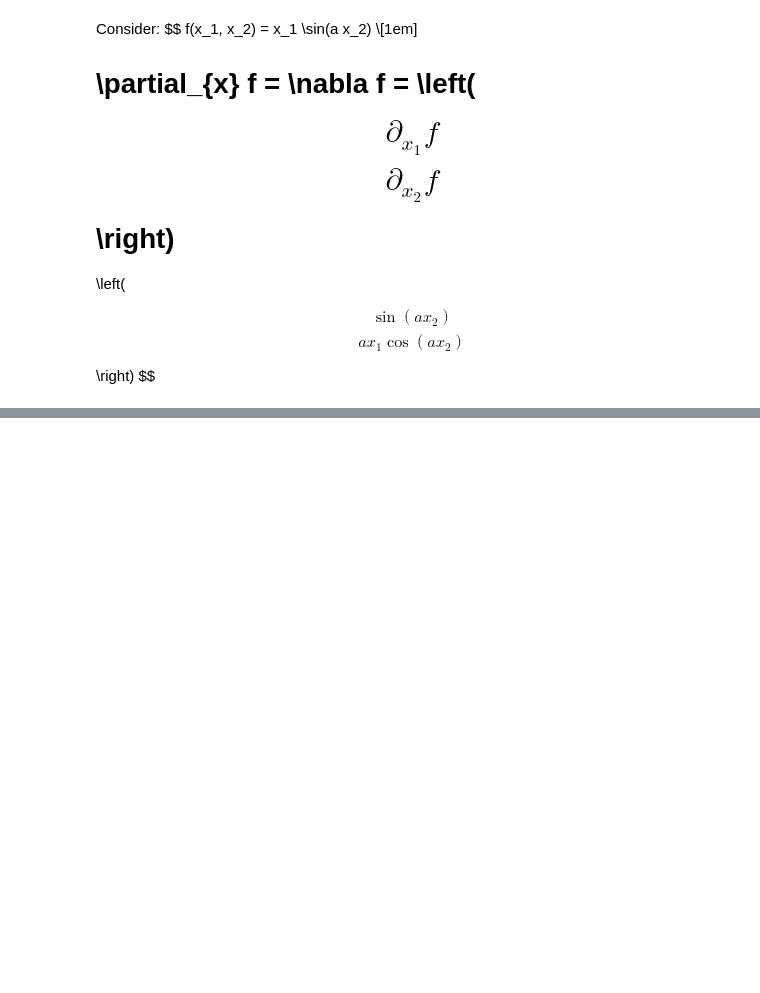
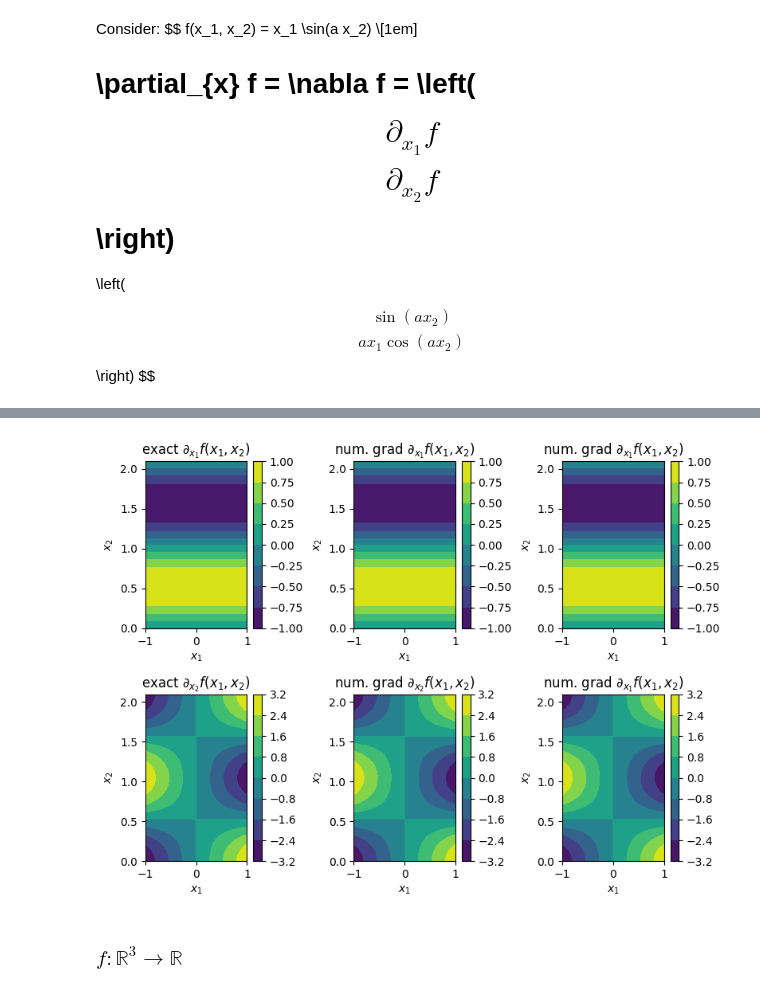
Before and after one commit to runehoejlund/plasma-ray-tracer, a Jupyter notebook: MGO/numgrad_examples.ipynb, the cells around one changed output, grey strips where cells are left out. Cells and saved outputs as stored; diff of their text form; code cells hidden in the pictures; blank space fills up the shorter version.

```diff
--- a/MGO/numgrad_examples.ipynb
+++ b/MGO/numgrad_examples.ipynb
@@ -156,0 +215,44 @@ max abs. error:  0.0009965567631744499
+# %%
+fig, ax = plt.subplots(2, 3, figsize=(8, 6))
+cont = ax[0,0].contourf(X1, X2, _df(X1, X2)[:, :, 0])
+plt.colorbar(cont)
+ax[0, 0].set_xlabel(r'$x_1$')
+ax[0, 0].set_ylabel(r'$x_2$')
+ax[0, 0].set_title(r'exact $\partial_{x_1} f(x_1, x_2)$')
+
+cont = ax[0,1].contourf(X1, X2, grad(f, x1, axes=[0]))
+plt.colorbar(cont)
+ax[0, 1].set_xlabel(r'$x_1$')
+ax[0, 1].set_ylabel(r'$x_2$')
+ax[0, 1].set_title(r'num. grad $\partial_{x_1} f(x_1, x_2)$')
+
+cont = ax[0, 2].contourf(X1, X2, grad(f, x1, x2)[:, :, 0])
+plt.colorbar(cont)
+ax[0, 2].set_xlabel(r'$x_1$')
+ax[0, 2].set_ylabel(r'$x_2$')
+ax[0, 2].set_title(r'num. grad $\partial_{x_1} f(x_1, x_2)$')
+
+cont = ax[1, 0].contourf(X1, X2, _df(X1, X2)[:, :, 1])
+plt.colorbar(cont)
+ax[1,0].set_xlabel(r'$x_1$')
+ax[1,0].set_ylabel(r'$x_2$')
+ax[1,0].set_title(r'exact $\partial_{x_2} f(x_1, x_2)$')
+
+cont = ax[1,1].contourf(X1, X2, grad(f, x2, axes=[1]))
+plt.colorbar(cont)
+ax[1,1].set_xlabel(r'$x_1$')
+ax[1,1].set_ylabel(r'$x_2$')
+ax[1,1].set_title(r'num. grad $\partial_{x_2} f(x_1, x_2)$')
+
+cont = ax[1, 2].contourf(X1, X2, grad(f, x1, x2)[:, :, 1])
+plt.colorbar(cont)
+ax[1, 2].set_xlabel(r'$x_1$')
+ax[1, 2].set_ylabel(r'$x_2$')
+ax[1, 2].set_title(r'num. grad $\partial_{x_1} f(x_1, x_2)$')
+
+plt.tight_layout()
+plt.show()
+# %% [output]
+[figure, added]
+# %% [markdown]
+### $f: \mathbb{R}^3 \to \mathbb{R}$
```
Also changed, not shown: parts of 16 cells of this notebook.
